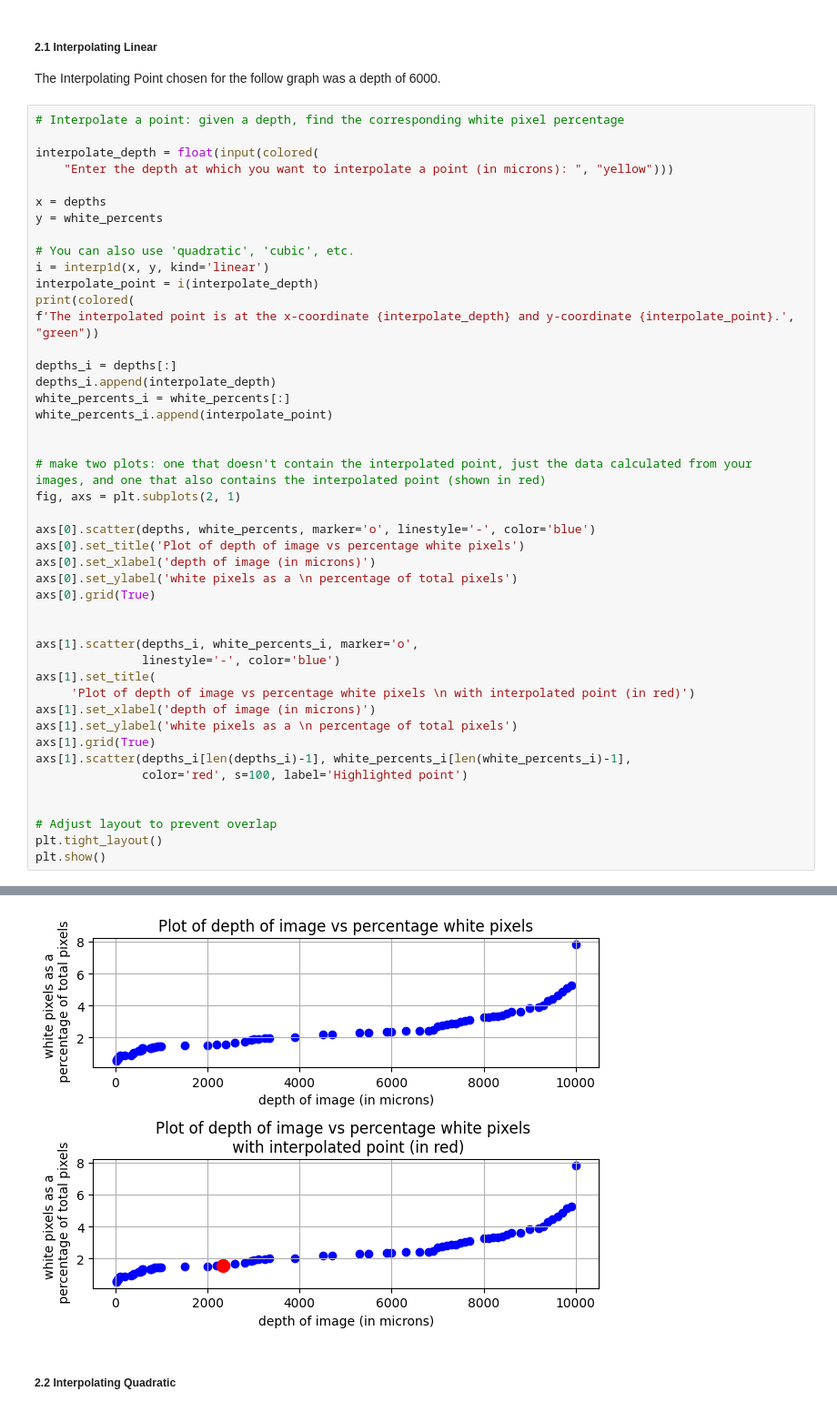
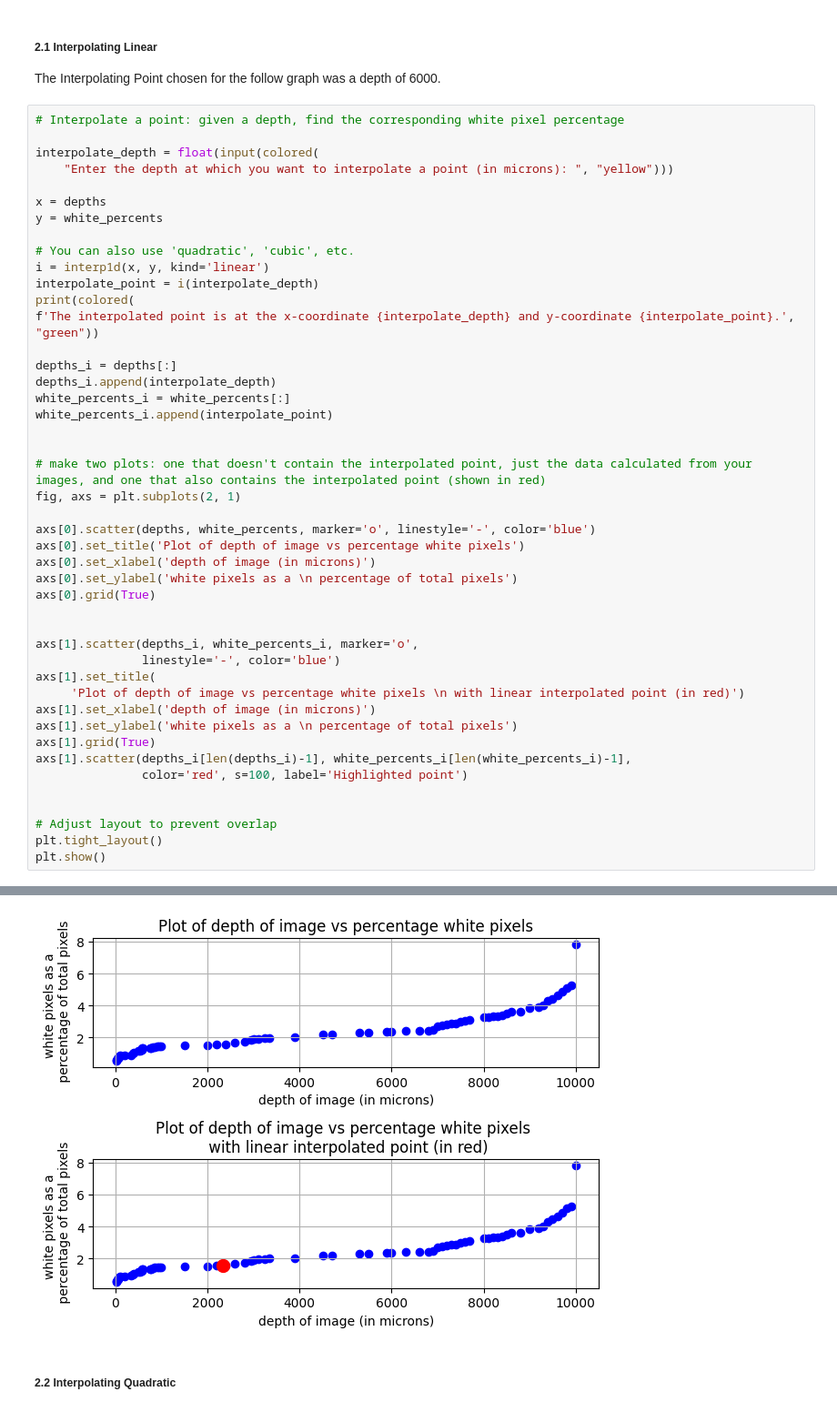
Before and after one commit to ktt920/Module-3-Fibrosis, a Jupyter notebook: Module 3 Template.ipynb, the cells around one changed output, grey strips where cells are left out. Shown at 91% size. Saved outputs shown, nothing was run; the diff lists cells and outputs as text.

Commit message:
Updated Title of Graph

```diff
--- a/Module 3 Template.ipynb
+++ b/Module 3 Template.ipynb
@@ -187,35 +204,35 @@ depths_i = depths[:]
 depths_i.append(interpolate_depth)
 white_percents_i = white_percents[:]
 white_percents_i.append(interpolate_point)
 
 
 # make two plots: one that doesn't contain the interpolated point, just the data calculated from your images, and one that also contains the interpolated point (shown in red)
 fig, axs = plt.subplots(2, 1)
 
 axs[0].scatter(depths, white_percents, marker='o', linestyle='-', color='blue')
 axs[0].set_title('Plot of depth of image vs percentage white pixels')
 axs[0].set_xlabel('depth of image (in microns)')
 axs[0].set_ylabel('white pixels as a \n percentage of total pixels')
 axs[0].grid(True)
 
 
 axs[1].scatter(depths_i, white_percents_i, marker='o',
                linestyle='-', color='blue')
 axs[1].set_title(
-     'Plot of depth of image vs percentage white pixels \n with interpolated point (in red)')
+     'Plot of depth of image vs percentage white pixels \n with linear interpolated point (in red)')
 axs[1].set_xlabel('depth of image (in microns)')
 axs[1].set_ylabel('white pixels as a \n percentage of total pixels')
 axs[1].grid(True)
 axs[1].scatter(depths_i[len(depths_i)-1], white_percents_i[len(white_percents_i)-1],
                color='red', s=100, label='Highlighted point')
 
 
 # Adjust layout to prevent overlap
 plt.tight_layout()
 plt.show()
 # %% [output]
 The interpolated point is at the x-coordinate 2345.0 and y-coordinate 1.5608000755310059.
-[figure, old version]
+[figure, new version]
 # %% [markdown]
 ##### 2.2 Interpolating Quadratic
 # %%
```
Also changed, not shown: parts of 7 cells of this notebook.
